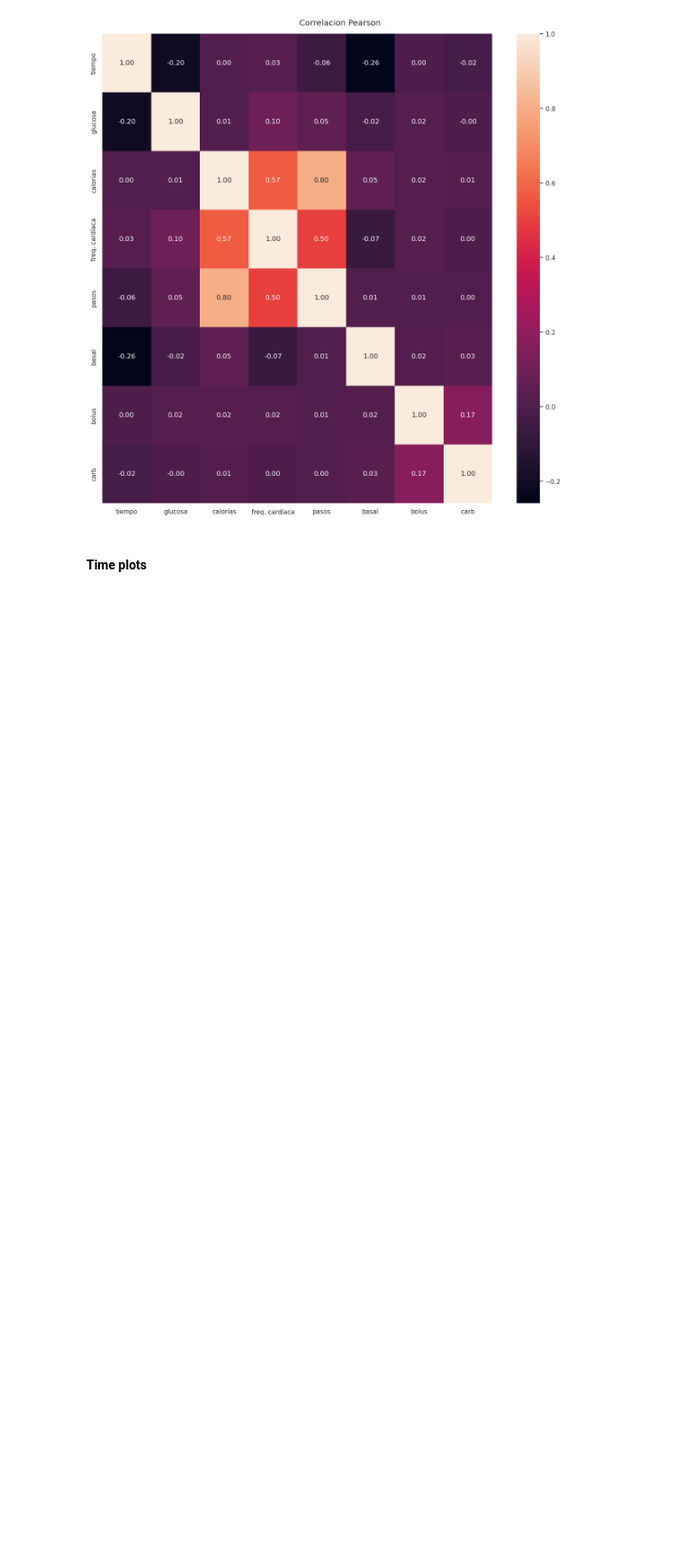
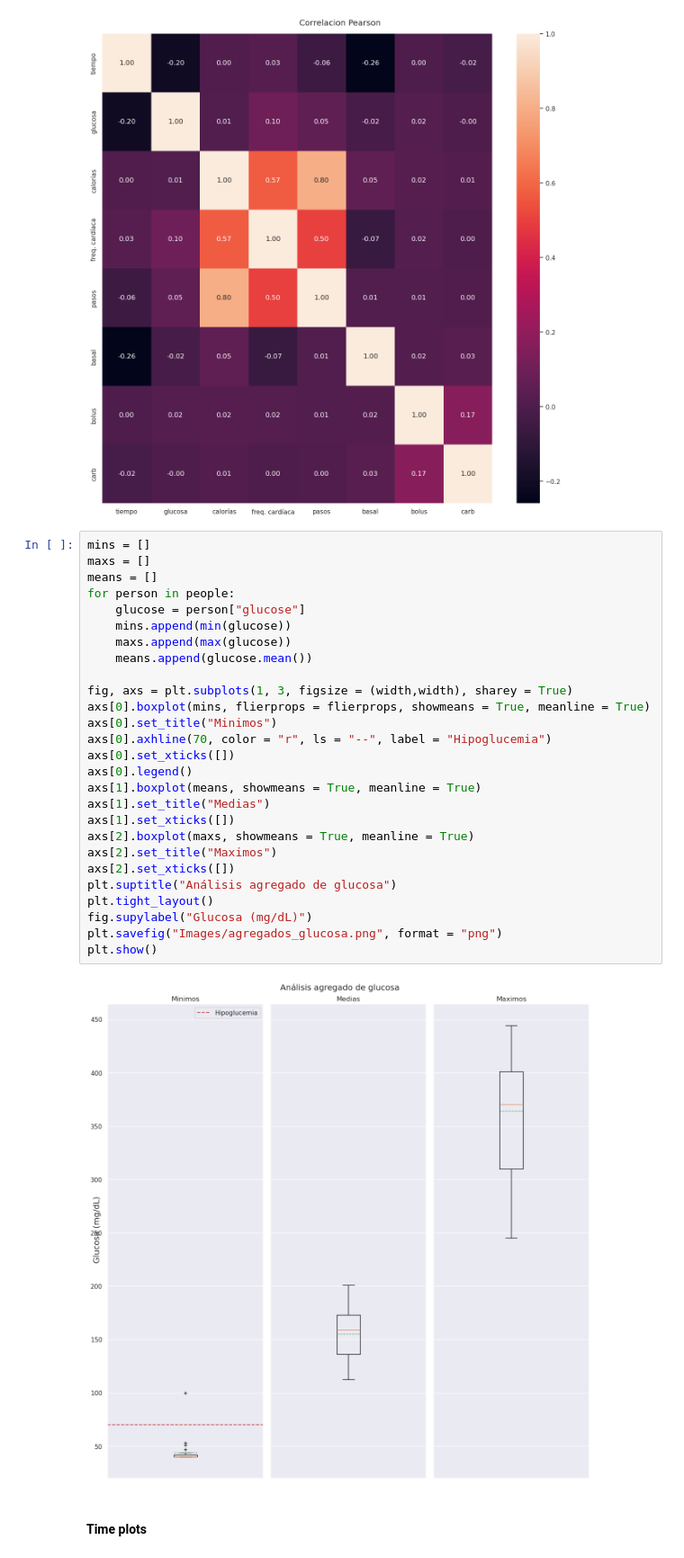
Before and after one commit to Arturo2711/EDA-DT1-PROJECT, a Jupyter notebook: EDA.ipynb, the cells around one changed output. Shown at 90% size. Drawn from its saved outputs; the diff is of its cells as text; blank space fills up the shorter version.

```diff
--- a/EDA.ipynb
+++ b/EDA.ipynb
@@ -264,5 +271,34 @@ plt.show()
 # %% [output]
 [figure]
 [figure]
+# %%
+mins = []
+maxs = []
+means = []
+for person in people:
+    glucose = person["glucose"]
+    mins.append(min(glucose))
+    maxs.append(max(glucose))
+    means.append(glucose.mean())
+
+fig, axs = plt.subplots(1, 3, figsize = (width,width), sharey = True)
+axs[0].boxplot(mins, flierprops = flierprops, showmeans = True, meanline = True)
+axs[0].set_title("Minimos")
+axs[0].axhline(70, color = "r", ls = "--", label = "Hipoglucemia")
+axs[0].set_xticks([])
+axs[0].legend()
+axs[1].boxplot(means, showmeans = True, meanline = True)
+axs[1].set_title("Medias")
+axs[1].set_xticks([])
+axs[2].boxplot(maxs, showmeans = True, meanline = True)
+axs[2].set_title("Maximos")
+axs[2].set_xticks([])
+plt.suptitle("Análisis agregado de glucosa")
+plt.tight_layout()
+fig.supylabel("Glucosa (mg/dL)")
+plt.savefig("Images/agregados_glucosa.png", format = "png")
+plt.show()
+# %% [output]
+[figure, added]
 # %% [markdown]
 #### Time plots
```
Also changed, not shown: parts of 15 cells of this notebook, 9 other files.
